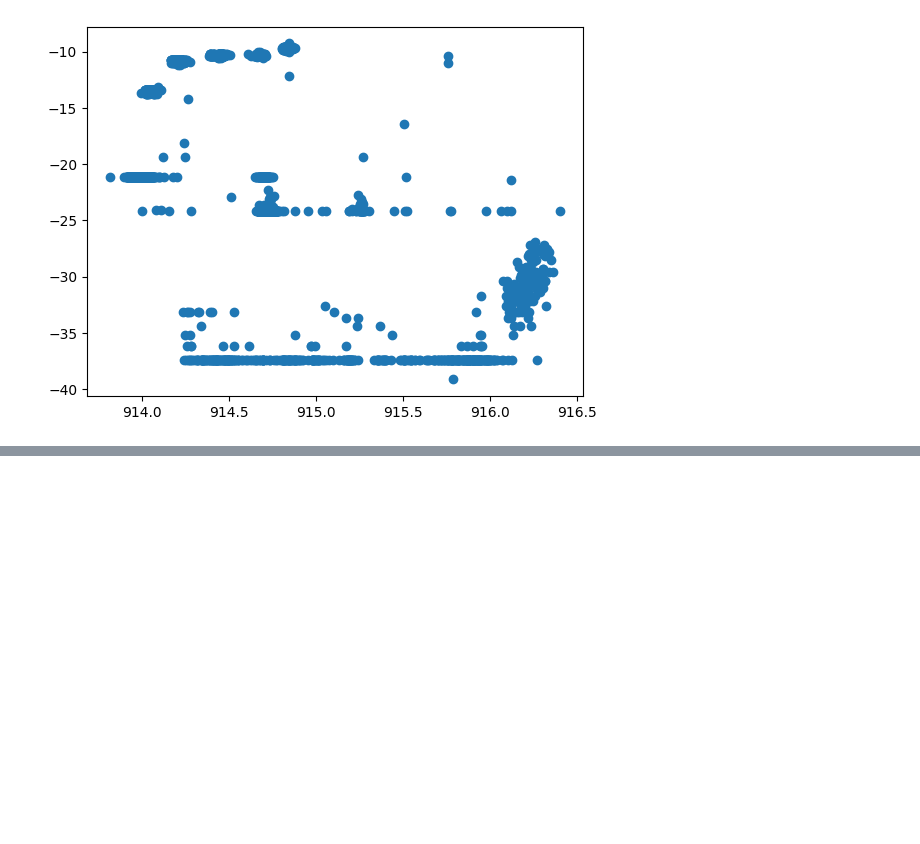
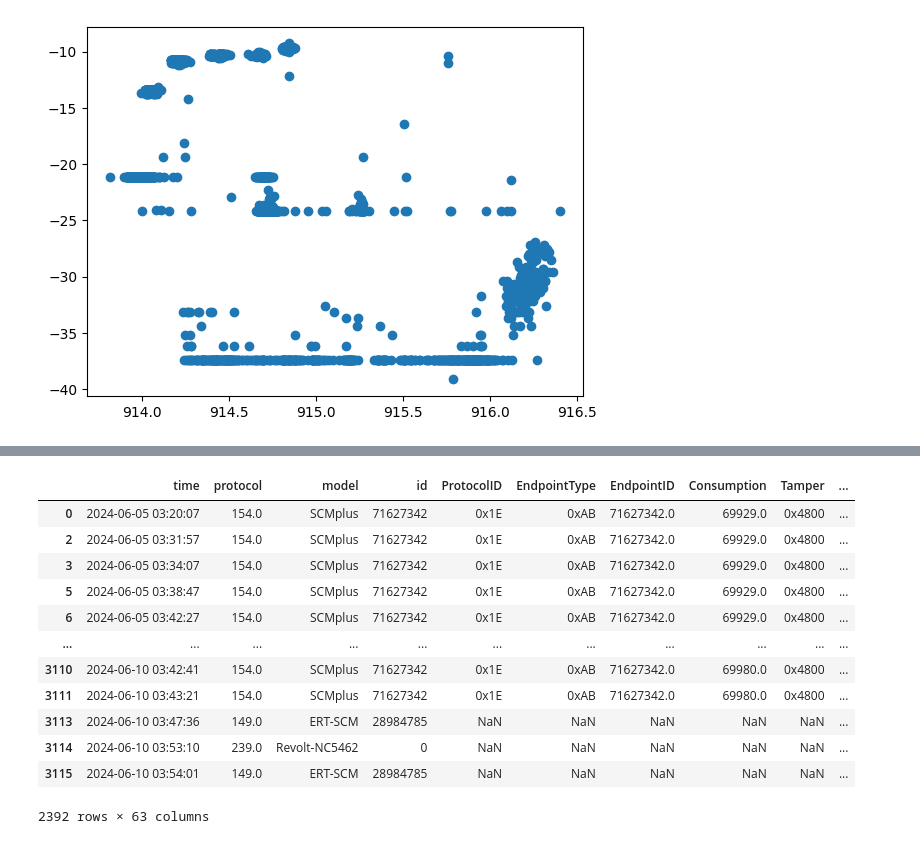
Before and after one commit to tomviolin/rtl433, a Jupyter notebook: Untitled2.ipynb, the cells around one changed output, grey strips where cells are left out. Cells and saved outputs as stored; diff of their text form; code cells hidden in the pictures; blank space fills up the shorter version.

```diff
--- a/Untitled2.ipynb
+++ b/Untitled2.ipynb
@@ -32,0 +66,16 @@ sqldf?
+# %%
+pdf
+# %% [output]
+|  | time | protocol | model | id | ProtocolID | EndpointType | EndpointID | Consumption | Tamper | ... |
+| 0 | 2024-06-05 03:20:07 | 154.0 | SCMplus | 71627342 | 0x1E | 0xAB | 71627342.0 | 69929.0 | 0x4800 | ... |
+| 2 | 2024-06-05 03:31:57 | 154.0 | SCMplus | 71627342 | 0x1E | 0xAB | 71627342.0 | 69929.0 | 0x4800 | ... |
+| 3 | 2024-06-05 03:34:07 | 154.0 | SCMplus | 71627342 | 0x1E | 0xAB | 71627342.0 | 69929.0 | 0x4800 | ... |
+| 5 | 2024-06-05 03:38:47 | 154.0 | SCMplus | 71627342 | 0x1E | 0xAB | 71627342.0 | 69929.0 | 0x4800 | ... |
+| 6 | 2024-06-05 03:42:27 | 154.0 | SCMplus | 71627342 | 0x1E | 0xAB | 71627342.0 | 69929.0 | 0x4800 | ... |
+| ... | ... | ... | ... | ... | ... | ... | ... | ... | ... | ... |
+| 3110 | 2024-06-10 03:42:41 | 154.0 | SCMplus | 71627342 | 0x1E | 0xAB | 71627342.0 | 69980.0 | 0x4800 | ... |
+| 3111 | 2024-06-10 03:43:21 | 154.0 | SCMplus | 71627342 | 0x1E | 0xAB | 71627342.0 | 69980.0 | 0x4800 | ... |
+| 3113 | 2024-06-10 03:47:36 | 149.0 | ERT-SCM | 28984785 | NaN | NaN | NaN | NaN | NaN | ... |
+| 3114 | 2024-06-10 03:53:10 | 239.0 | Revolt-NC5462 | 0 | NaN | NaN | NaN | NaN | NaN | ... |
+| 3115 | 2024-06-10 03:54:01 | 149.0 | ERT-SCM | 28984785 | NaN | NaN | NaN | NaN | NaN | ... |
+2392 rows × 63 columns
```
Also changed, not shown: parts of 2 cells of this notebook, 1 other file.
